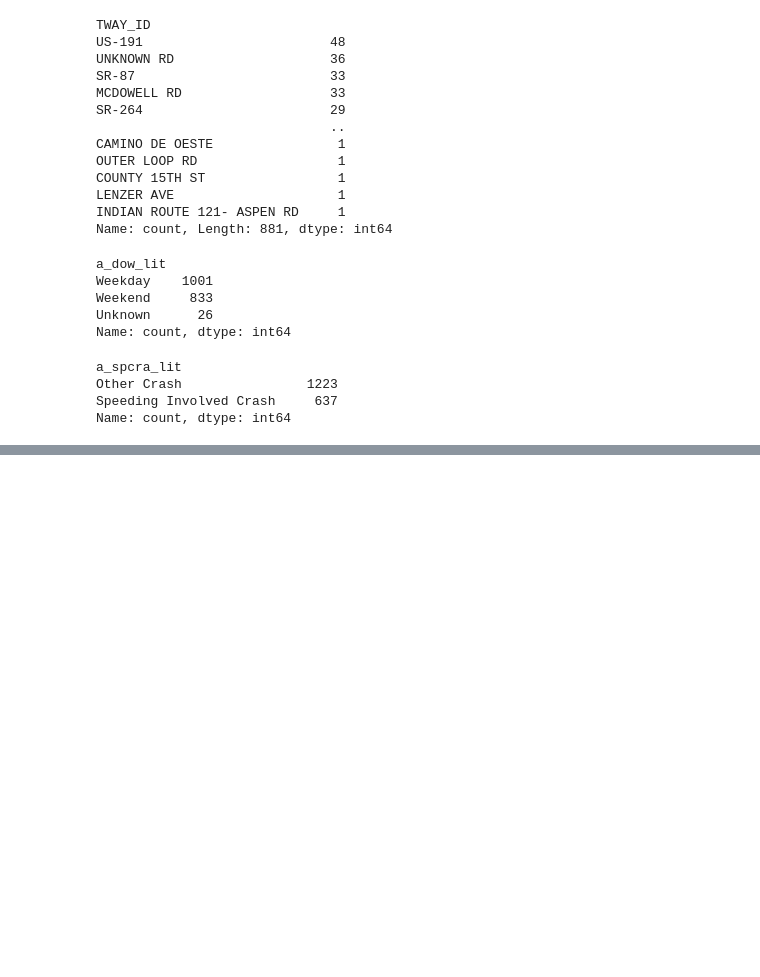
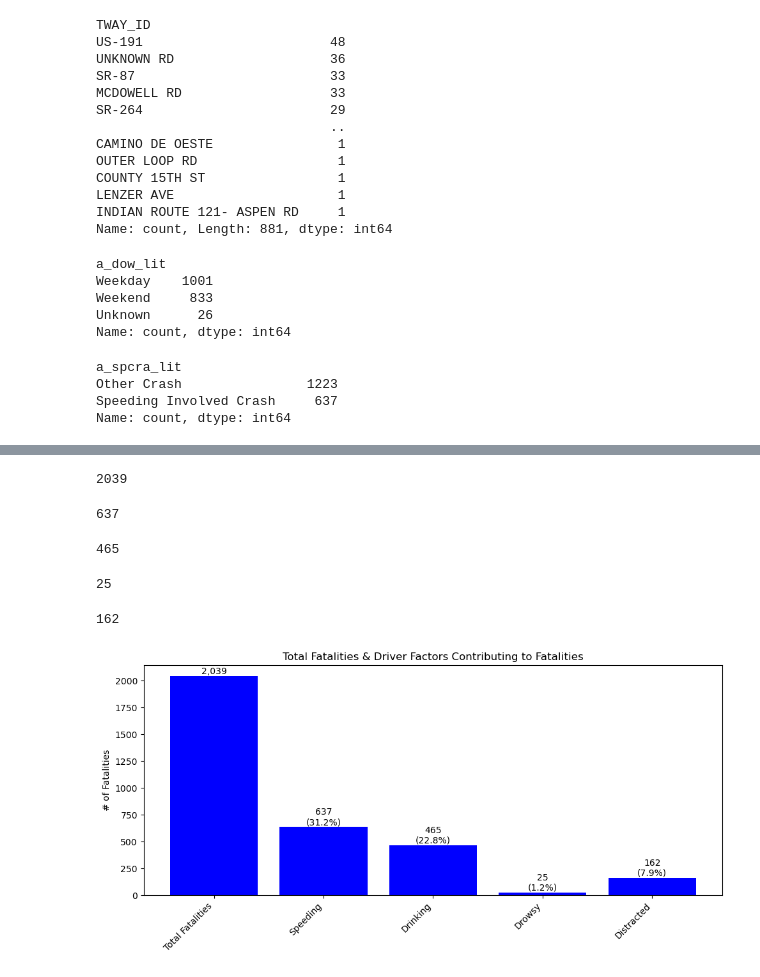
Before and after one commit to DeanRaynes/python-project-1, a Jupyter notebook: Accident Data Only.ipynb, the cells around one changed output, grey strips where cells are left out. Cells and saved outputs as stored; diff of their text form; code cells hidden in the pictures; blank space fills up the shorter version.

Commit message:
adding Priscilla's notebook

```diff
--- a/Accident Data Only.ipynb
+++ b/Accident Data Only.ipynb
@@ -126,0 +233,34 @@ Name: count, dtype: int64
+# %%
+#Total the number of fatalaties
+fatalities=plm_accident_df['FATALS'].sum()
+fatalities
+# %% [output]
+2039
+# %%
+# Filter and count speeding involved crash fatalities
+speeding_df=plm_accident_df[plm_accident_df['a_spcra_lit'].str.contains('Speeding')]
+speeding_count=len(speeding_df)
+speeding_count
+# %% [output]
+637
+# %%
+# Filter and count Positive BAC crash fatalities
+positive_bac_df=plm_accident_df[plm_accident_df['a_posbac_lit'].str.contains('Positive BAC')]
+positive_bac_count=len(positive_bac_df)
+positive_bac_count
+# %% [output]
+465
+# %%
+# Filter and count drowsy driver crash fatalities
+drowsy_driver_df=plm_accident_df[plm_accident_df['a_drowsy_lit'].str.contains('Drowsy')]
+drowsy_driver_count=len(drowsy_driver_df)
+drowsy_driver_count
+# %% [output]
+25
+# %%
+# Filter and count distracted driver crash fatalities
+distracted_driver_df=plm_accident_df[plm_accident_df['a_dist_lit'].str.contains('Distracted')]
+distracted_driver_count=len(distracted_driver_df)
+distracted_driver_count
+# %% [output]
+162
@@ -126,0 +271,42 @@ Name: count, dtype: int64
+# %%
+%matplotlib inline
+import matplotlib.pyplot as plt
+import numpy as np
+
+# Create bar chart
+contributing_factors = ["Total Fatalities", "Speeding", "Drinking", "Drowsy", "Distracted"]
+counts_for_contributing_factors = [2039, 637, 465, 25, 162]
+x_axis = np.arange(len(counts_for_contributing_factors))
+
+# Calculate percentages
+total = counts_for_contributing_factors[0]
+percentages = [count / total * 100 for count in counts_for_contributing_factors[1:]]
+
+fig, ax = plt.subplots(figsize=(10, 5))
+
+bars = ax.bar(x_axis, counts_for_contributing_factors, color="b", align="center")
+
+# Add value labels on the bars
+for i, bar in enumerate(bars):
+    height = bar.get_height()
+    if i == 0:
+        ax.text(bar.get_x() + bar.get_width()/2., height,
+                f'{height:,}',
+                ha='center', va='bottom')
+    else:
+        ax.text(bar.get_x() + bar.get_width()/2., height,
+                f'{height:,}\n({percentages[i-1]:.1f}%)',
+                ha='center', va='bottom')
+
+ax.set_xticks(x_axis)
+ax.set_xticklabels(contributing_factors, rotation=45, ha='right')
+
+ax.set_title("Total Fatalities & Driver Factors Contributing to Fatalities")
+ax.set_ylabel("# of Fatalities")
+
+plt.tight_layout()
+plt.show()
+
+# plt.savefig("output_data/Priscilla1.png")
+# %% [output]
+[figure, added]
```
Also changed, not shown: parts of 21 cells of this notebook, 3 other files.
